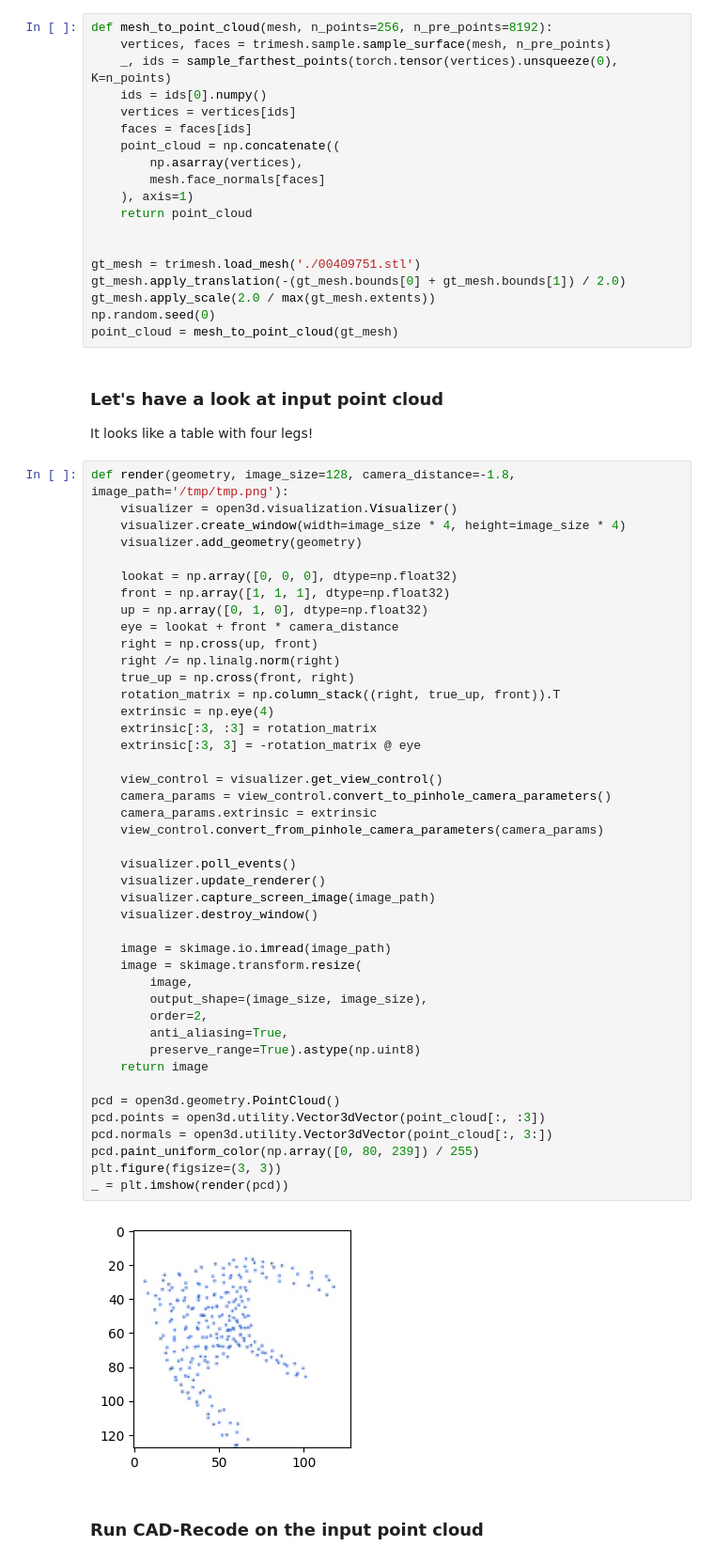
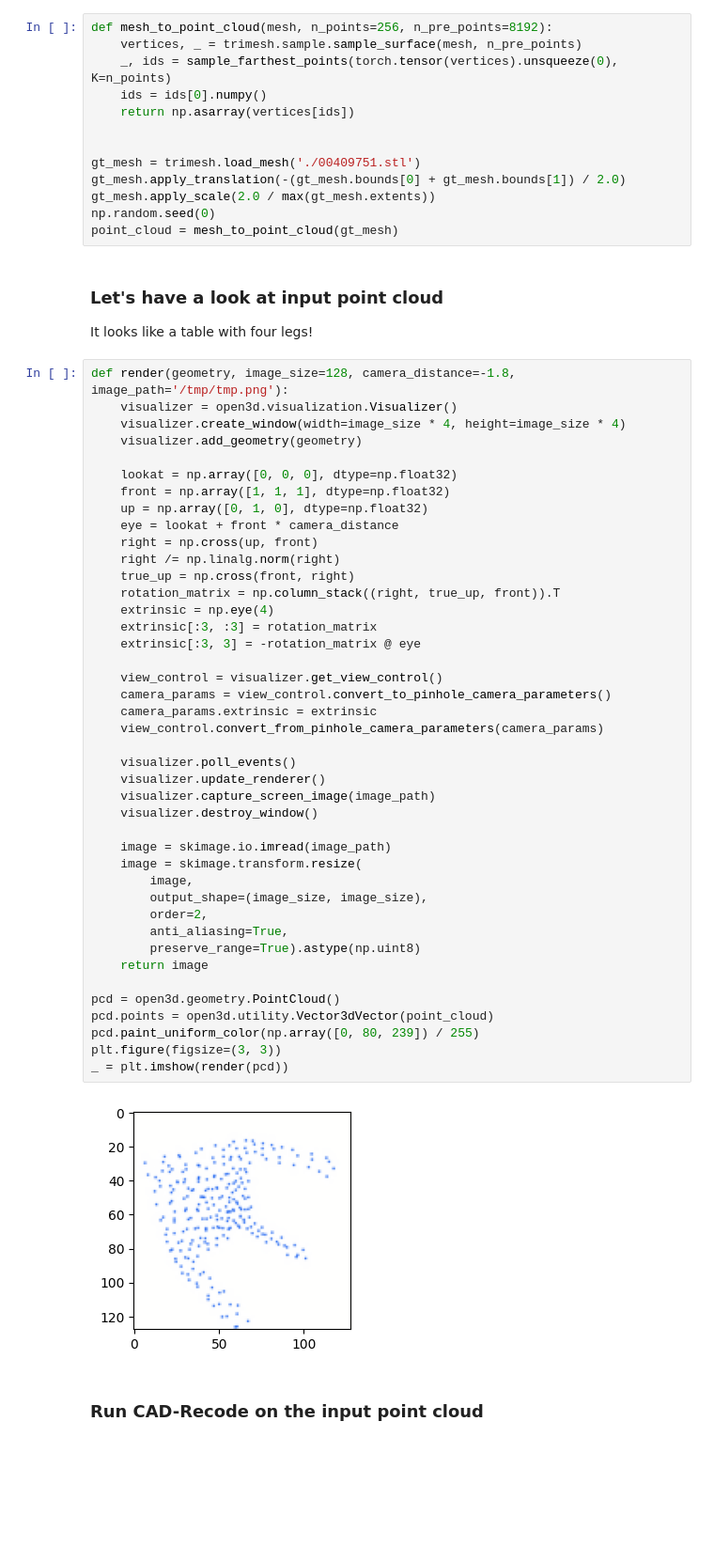
Before and after one commit to ug3p141/cad-recode_reverse, a Jupyter notebook: demo.ipynb, the cells around one changed output. Shown: that part at 94% size. Drawn from its saved outputs; the diff is of its cells as text; blank space fills up the shorter version.

Commit message:
remove unused normals

```diff
--- a/demo.ipynb
+++ b/demo.ipynb
@@ -138,16 +138,10 @@ Load the mesh of one of the examples from the DeepCAD test set and sample 256 po
 !wget https://github.com/filaPro/cad-recode/releases/download/v1.0/00409751.stl
 # %%
 def mesh_to_point_cloud(mesh, n_points=256, n_pre_points=8192):
-    vertices, faces = trimesh.sample.sample_surface(mesh, n_pre_points)
+    vertices, _ = trimesh.sample.sample_surface(mesh, n_pre_points)
     _, ids = sample_farthest_points(torch.tensor(vertices).unsqueeze(0), K=n_points)
     ids = ids[0].numpy()
-    vertices = vertices[ids]
-    faces = faces[ids]
-    point_cloud = np.concatenate((
-        np.asarray(vertices),
-        mesh.face_normals[faces]
-    ), axis=1)
-    return point_cloud
+    return np.asarray(vertices[ids])
 
 
 gt_mesh = trimesh.load_mesh('./00409751.stl')
@@ -173,36 +167,35 @@ def render(geometry, image_size=128, camera_distance=-1.8, image_path='/tmp/tmp.
     true_up = np.cross(front, right)
     rotation_matrix = np.column_stack((right, true_up, front)).T
     extrinsic = np.eye(4)
     extrinsic[:3, :3] = rotation_matrix
     extrinsic[:3, 3] = -rotation_matrix @ eye
 
     view_control = visualizer.get_view_control()
     camera_params = view_control.convert_to_pinhole_camera_parameters()
     camera_params.extrinsic = extrinsic
     view_control.convert_from_pinhole_camera_parameters(camera_params)
 
     visualizer.poll_events()
     visualizer.update_renderer()
     visualizer.capture_screen_image(image_path)
     visualizer.destroy_window()
 
     image = skimage.io.imread(image_path)
     image = skimage.transform.resize(
         image,
         output_shape=(image_size, image_size),
         order=2,
         anti_aliasing=True,
         preserve_range=True).astype(np.uint8)
     return image
 
 pcd = open3d.geometry.PointCloud()
-pcd.points = open3d.utility.Vector3dVector(point_cloud[:, :3])
-pcd.normals = open3d.utility.Vector3dVector(point_cloud[:, 3:])
+pcd.points = open3d.utility.Vector3dVector(point_cloud)
 pcd.paint_uniform_color(np.array([0, 80, 239]) / 255)
 plt.figure(figsize=(3, 3))
 _ = plt.imshow(render(pcd))
 # %% [output]
-[figure, old version]
+[figure, new version]
 # %% [markdown]
 ### Run CAD-Recode on the input point cloud
 # %%
```
Also changed, not shown: parts of 1 cell of this notebook.
